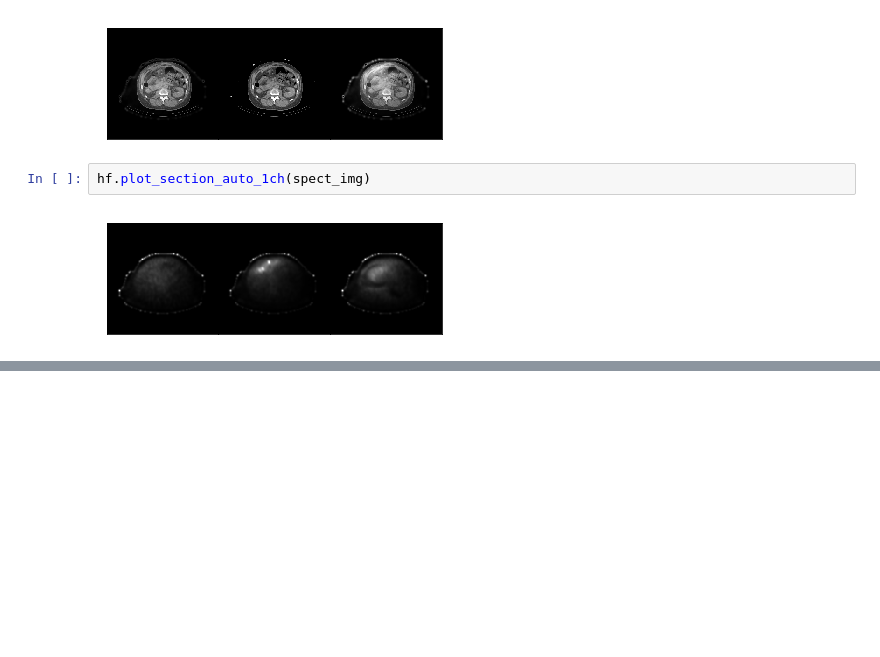
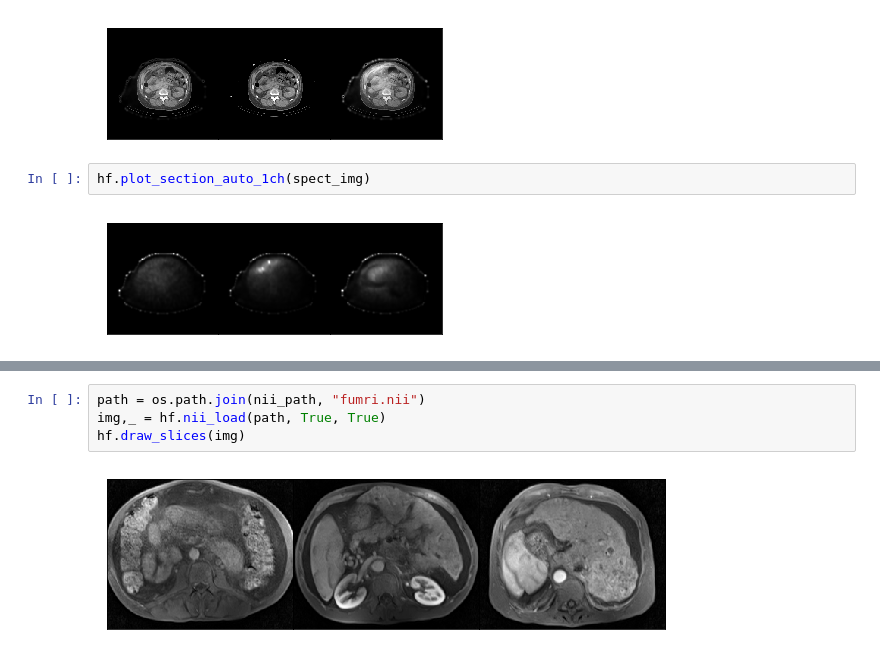
Before and after one commit to clintonjwang/cancer-staging, a Jupyter notebook: main.ipynb, the cells around one changed output, grey strips where cells are left out. Saved outputs shown, nothing was run; the diff lists cells and outputs as text; blank space fills up the shorter version.

```diff
--- a/main.ipynb
+++ b/main.ipynb
@@ -480,0 +595,6 @@ hf.plot_section_auto_1ch(spect_img)
+# %%
+path = os.path.join(nii_path, "fumri.nii")
+img,_ = hf.nii_load(path, True, True)
+hf.draw_slices(img)
+# %% [output]
+[figure, added]
```
Also changed, not shown: parts of 35 cells of this notebook, 1 other file.
